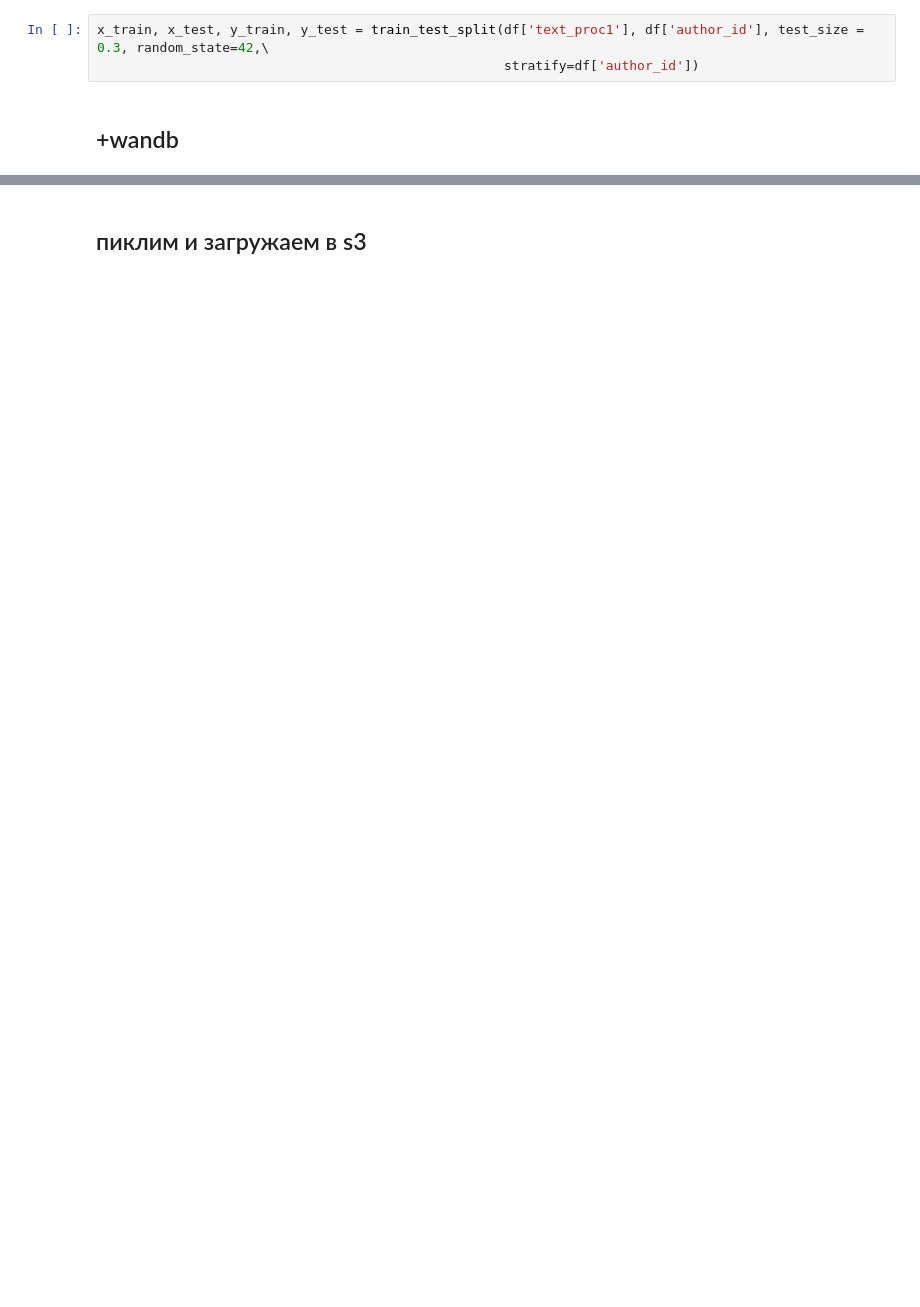
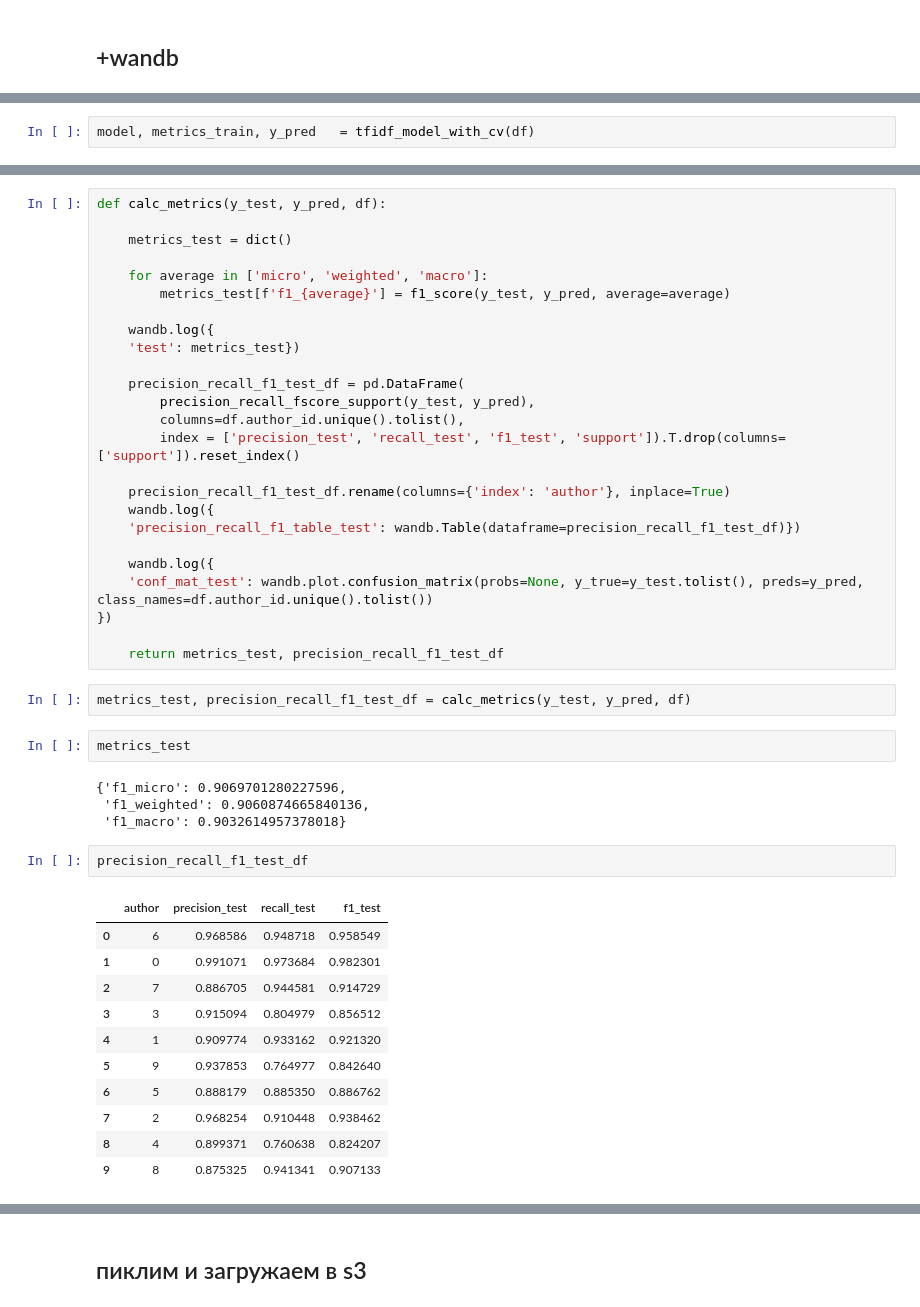
Before and after one commit to kirill-rubashevskiy/mlds23-authorship-identification, a Jupyter notebook: ML/ML_DM.ipynb, the cells around one changed output, grey strips where cells are left out. Saved outputs shown, nothing was run; the diff lists cells and outputs as text; blank space fills up the shorter version.

```diff
--- a/ML/ML_DM.ipynb
+++ b/ML/ML_DM.ipynb
@@ -128,7 +153,4 @@ df.head()
 # %% [markdown]
 # TF-IDF
-# %%
-x_train, x_test, y_train, y_test = train_test_split(df['text_proc1'], df['author_id'], test_size = 0.3, random_state=42,\
-                                                    stratify=df['author_id'])
 # %% [markdown]
 ## +wandb
@@ -136,0 +245,2 @@ import wandb
+# %%
+model, metrics_train, y_pred   = tfidf_model_with_cv(df)
@@ -137 +274,48 @@ import wandb
+# %%
+def calc_metrics(y_test, y_pred, df):
+
+    metrics_test = dict()
+
+    for average in ['micro', 'weighted', 'macro']:
+        metrics_test[f'f1_{average}'] = f1_score(y_test, y_pred, average=average)
+
+    wandb.log({
+    'test': metrics_test})
+
+    precision_recall_f1_test_df = pd.DataFrame(
+        precision_recall_fscore_support(y_test, y_pred),
+        columns=df.author_id.unique().tolist(),
+        index = ['precision_test', 'recall_test', 'f1_test', 'support']).T.drop(columns=['support']).reset_index()
+
+    precision_recall_f1_test_df.rename(columns={'index': 'author'}, inplace=True)
+    wandb.log({
+    'precision_recall_f1_table_test': wandb.Table(dataframe=precision_recall_f1_test_df)})
+
+    wandb.log({
+    'conf_mat_test': wandb.plot.confusion_matrix(probs=None, y_true=y_test.tolist(), preds=y_pred, class_names=df.author_id.unique().tolist())
+})
+
+    return metrics_test, precision_recall_f1_test_df
+# %%
+metrics_test, precision_recall_f1_test_df = calc_metrics(y_test, y_pred, df)
+# %%
+metrics_test
+# %% [output]
+{'f1_micro': 0.9069701280227596,
+ 'f1_weighted': 0.9060874665840136,
+ 'f1_macro': 0.9032614957378018}
+# %%
+precision_recall_f1_test_df
+# %% [output]
+|  | author | precision_test | recall_test | f1_test |
+| 0 | 6 | 0.968586 | 0.948718 | 0.958549 |
+| 1 | 0 | 0.991071 | 0.973684 | 0.982301 |
+| 2 | 7 | 0.886705 | 0.944581 | 0.914729 |
+| 3 | 3 | 0.915094 | 0.804979 | 0.856512 |
+| 4 | 1 | 0.909774 | 0.933162 | 0.921320 |
+| 5 | 9 | 0.937853 | 0.764977 | 0.842640 |
+| 6 | 5 | 0.888179 | 0.885350 | 0.886762 |
+| 7 | 2 | 0.968254 | 0.910448 | 0.938462 |
+| 8 | 4 | 0.899371 | 0.760638 | 0.824207 |
+| 9 | 8 | 0.875325 | 0.941341 | 0.907133 |
 # %%
```
Also changed, not shown: parts of 48 cells of this notebook.
